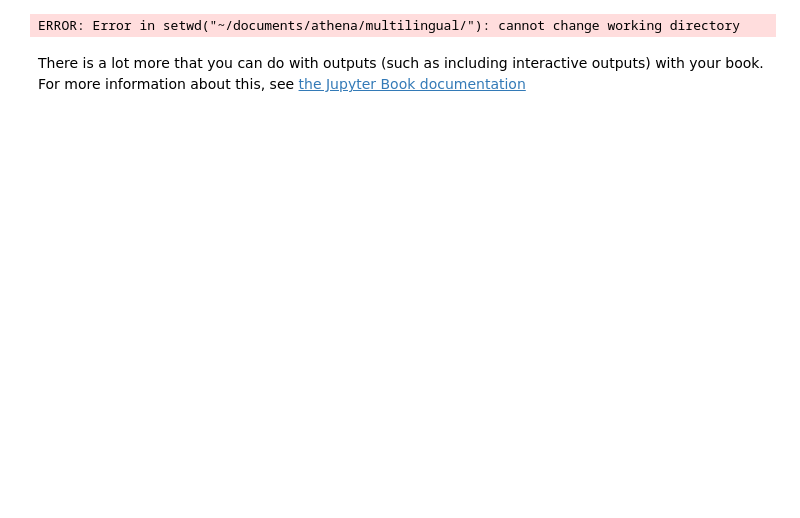
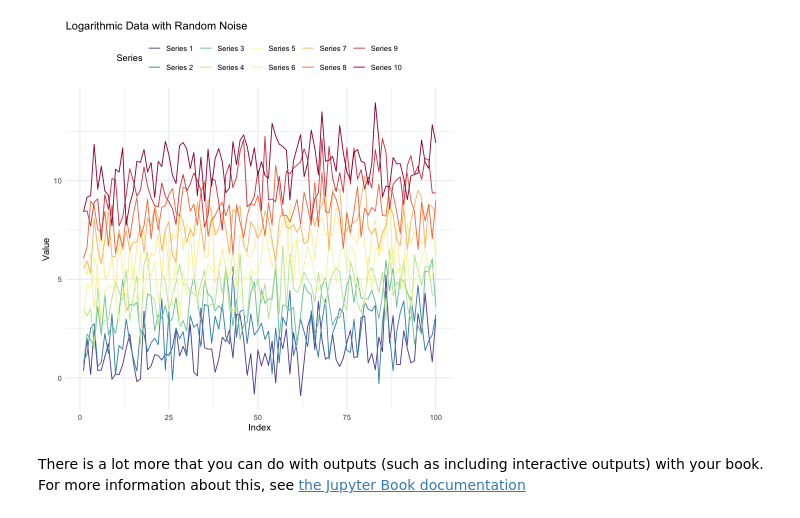
Before and after one commit to abikesa/eyo, a Jupyter notebook: _build/jupyter_execute/chapter2.ipynb, the cells around one changed output. Saved outputs shown, nothing was run; the diff lists cells and outputs as text; code cells hidden in the pictures; blank space fills up the shorter version.

```diff
--- a/_build/jupyter_execute/chapter2.ipynb
+++ b/_build/jupyter_execute/chapter2.ipynb
@@ -6,7 +6,7 @@
 GPT-4o assisted translation of Python code from previous chapter
 # %%
 # Set working directory (adjust to your specific path)
-setwd("~/documents/athena/multilingual/")
+setwd("~/documents/athena/kodhi/")
 
 # Install necessary packages if not already installed
 suppressWarnings({
@@ -26,35 +26,35 @@ suppressWarnings({
 set.seed(19680801)
 
 # Generate data
 N <- 10
 data <- sapply(0:(N-1), function(ii) log10(seq(1, 100, length.out = 100)) + rnorm(100) + ii)
 
 # Convert data to a data frame for ggplot2
 df <- as.data.frame(data)
 df$index <- 1:100
 df_long <- suppressWarnings(melt(df, id.vars = "index"))
 
 # Create a custom color palette
 colors <- colorRampPalette(rev(brewer.pal(11, "Spectral")))(N)
 
 # Plot the data
 p <- suppressWarnings(ggplot(df_long, aes(x = index, y = value, color = factor(variable))) +
-  geom_line(size = 0.1) +
+  geom_line(size = 0.5) +
   scale_color_manual(values = colors, name = "Series",
                      labels = paste0("Series ", 1:N)) +
   theme_minimal() +
   theme(legend.position = "top") +
   labs(title = "Logarithmic Data with Random Noise",
        x = "Index",
        y = "Value"))
 
 # Display the plot
 suppressWarnings(print(p))
 
 # Save the plot with a wider aspect ratio
 suppressWarnings(ggsave("r.png", plot = p, width = 20, height = 10))
 # %% [output]
-ERROR: Error in setwd("~/documents/athena/multilingual/"): cannot change working directory
+[figure, added]
 # %% [markdown]
 There is a lot more that you can do with outputs (such as including interactive outputs)
 with your book. For more information about this, see [the Jupyter Book documentation](https://jupyterbook.org)
```
Also changed, not shown: 37 other files.
